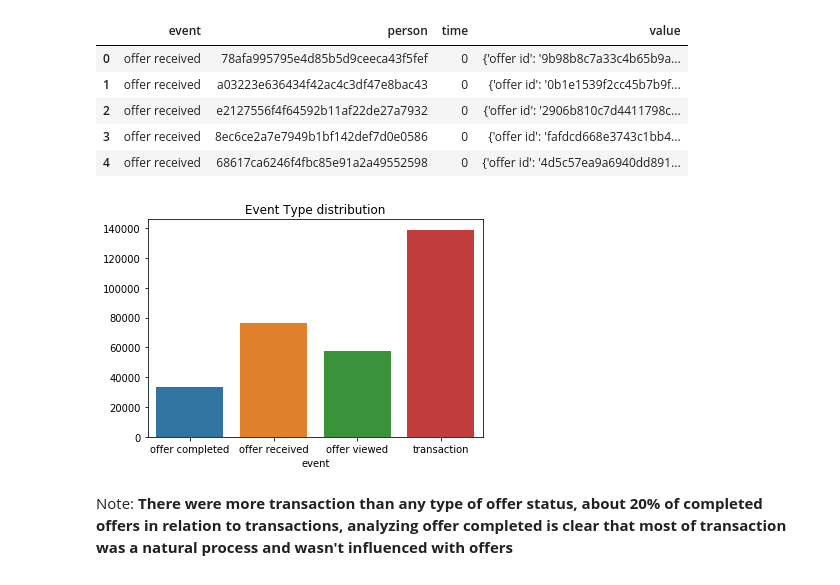
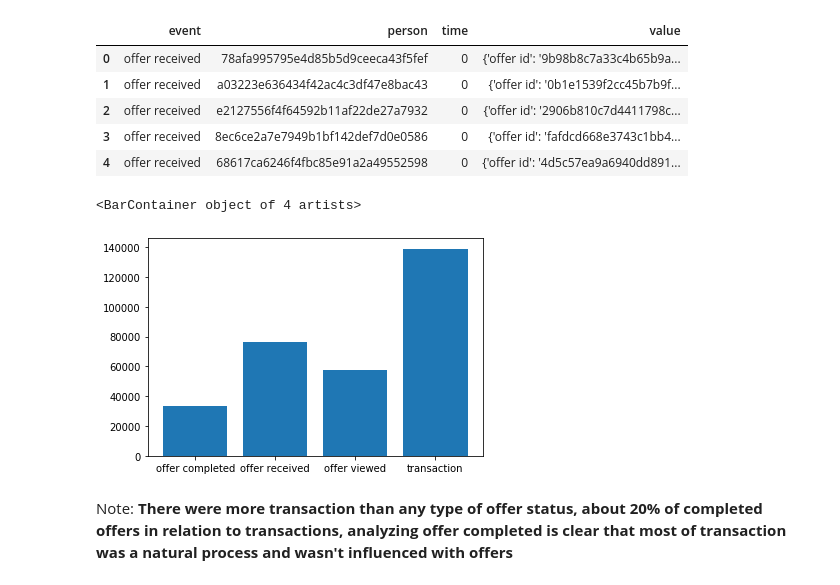
Before and after one commit to Gutelvam/Starbucks-Recommendation-System, a Jupyter notebook: Starbucks_Capstone_notebook.ipynb, the cells around one changed output. Drawn from its saved outputs; the diff is of its cells as text; code cells hidden in the pictures.

Commit message:
feat: Answer Business question
addition of some plots to asnwer business questions, addition of pickle files for training and test set to be used in FunkSVD function

```diff
--- a/Starbucks_Capstone_notebook.ipynb
+++ b/Starbucks_Capstone_notebook.ipynb
@@ -400,11 +416,12 @@ transcript.head()
 | 3 | offer received | 8ec6ce2a7e7949b1bf142def7d0e0586 | 0 | {'offer id': 'fafdcd668e3743c1bb4... |
 | 4 | offer received | 68617ca6246f4fbc85e91a2a49552598 | 0 | {'offer id': '4d5c57ea9a6940dd891... |
 # %%
-#ploting event column distribution
+# ploting event column distribution
 event_df = transcript.groupby('event').size()
-sns_plot(event_df.index , event_df.values, "Event Type distribution")
+plt.bar(event_df.index, event_df.values)
 # %% [output]
+<BarContainer object of 4 artists>
-[figure, old version]
+[figure, new version]
 # %% [markdown]
 Note: **There were more transaction than any type of offer status, about 20% of completed offers in relation to transactions, analyzing offer completed is clear that most of transaction was a natural process and wasn't influenced with offers**
 # %%
```
Also changed, not shown: parts of 36 cells of this notebook, 3 other files.
